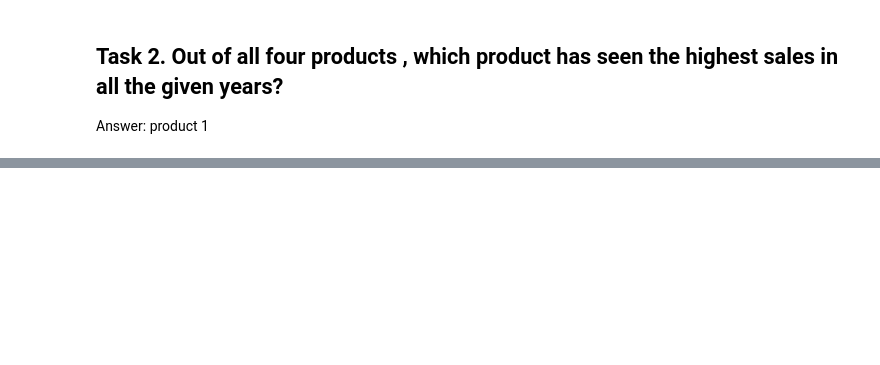
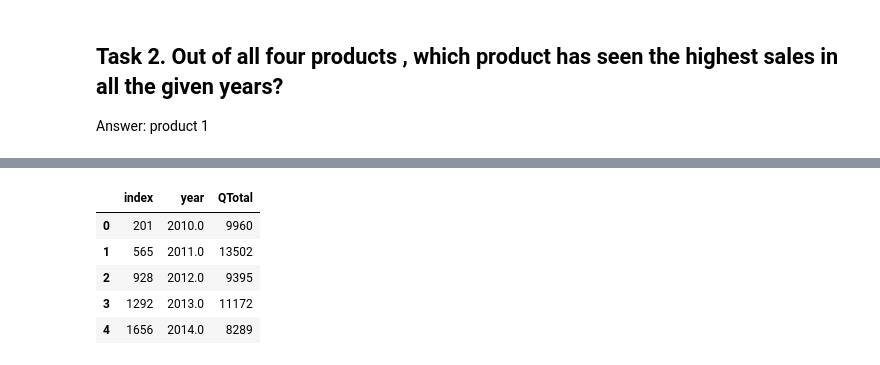
Before and after one commit to SneakBug8/DataAnalysis, a Jupyter notebook: product-sales-data.ipynb, the cells around one changed output, grey strips where cells are left out. Saved outputs shown, nothing was run; the diff lists cells and outputs as text; code cells hidden in the pictures; blank space fills up the shorter version.

```diff
--- a/product-sales-data.ipynb
+++ b/product-sales-data.ipynb
@@ -57,0 +80,14 @@ fig.show()
+# %%
+subset2 = df[df["Date"].str.startswith("01-01-")][["year","QTotal"]]
+subset2.reset_index(inplace=True)
+
+subset2["year"] = subset2["year"] - 1
+
+subset2.head()
+# %% [output]
+|  | index | year | QTotal |
+| 0 | 201 | 2010.0 | 9960 |
+| 1 | 565 | 2011.0 | 13502 |
+| 2 | 928 | 2012.0 | 9395 |
+| 3 | 1292 | 2013.0 | 11172 |
+| 4 | 1656 | 2014.0 | 8289 |
```
Also changed, not shown: parts of 5 cells of this notebook.
